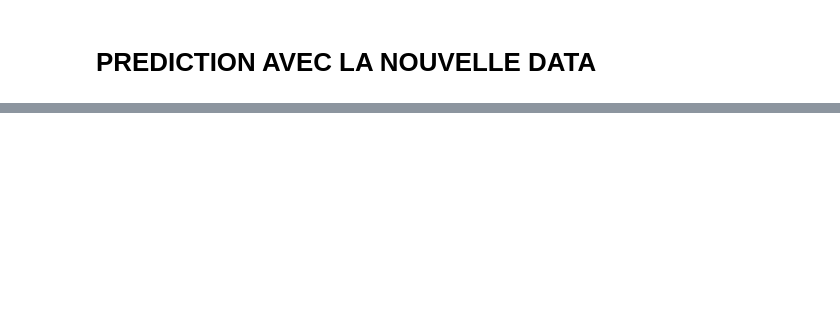
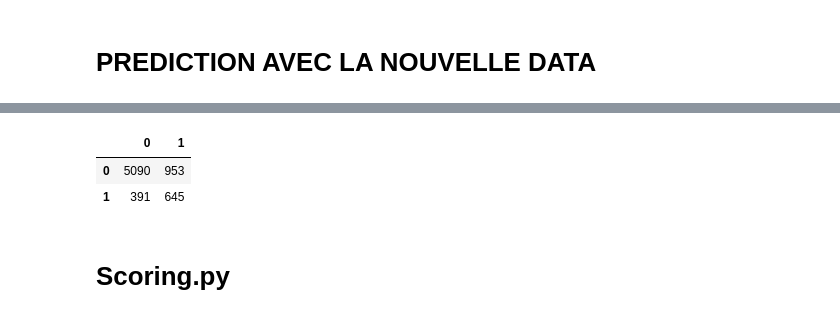
Before and after one commit to InfoFlower/Scoring, a Jupyter notebook: Scoring.ipynb, the cells around one changed output, grey strips where cells are left out. Saved outputs shown, nothing was run; the diff lists cells and outputs as text; code cells hidden in the pictures; blank space fills up the shorter version.

```diff
--- a/Scoring.ipynb
+++ b/Scoring.ipynb
@@ -201,7 +190,7 @@ grid_log={'C': [0.1, 1.0, 10.0, 100.0],
     'penalty': ['l2', 'l1']
 }
 scoring=['roc_auc','f1','accuracy']
-n_job=-1
+n_job=4
 decision_tree=GridSearchCV(DecisionTreeClassifier(),grid_tree,n_jobs=n_job,scoring=scoring,refit='f1')
 logit=GridSearchCV(LogisticRegression(max_iter=100),grid_log,n_jobs=n_job,scoring=scoring,refit='f1')
 models=[(decision_tree,'Arbre de décision'),(logit,'Logistique')]
@@ -247,11 +229,11 @@ Note: you may need to restart the kernel to use updated packages.
 # %%
 importlib.reload(sc)
 df_newdata=pd.read_csv('data/nouvelle_data.csv')
-df_newdata=df_newdata.drop('fnlwgt',axis=1
-                           )
 df_newdata['native-country']=df_newdata['native-country'].apply(lambda x : 'USA' if x=='United-States' else 'OTHER')
 df_newdata['capital-gain']+=df_newdata['capital-loss']*(-1)
 df_newdata=df_newdata.drop('capital-loss',axis=1)
+print(len(df_newdata[df_newdata['workclass']=='Never-worked']))
+print(len(df_newdata['workclass']))
 df_newdata=df_newdata.drop(df_newdata[df_newdata['workclass']=='Never-worked'].index) #Parce que nous avons supprimé tout ce qui avait des ?
 df_newdata=sc.clean_df(df_newdata,sup_var)
 for i in range(5):
@@ -270,0 +274,9 @@ df_newdata.to_csv('df_pred_newdata.csv')
+# %%
+from sklearn.metrics import confusion_matrix
+pd.DataFrame(confusion_matrix(df_newdata.Pred_Logit,df_newdata.Pred_Arbre))
+# %% [output]
+|  | 0 | 1 |
+| 0 | 5090 | 953 |
+| 1 | 391 | 645 |
+# %% [markdown]
+# Scoring.py
```
Also changed, not shown: parts of 19 cells of this notebook, 14 other files.
